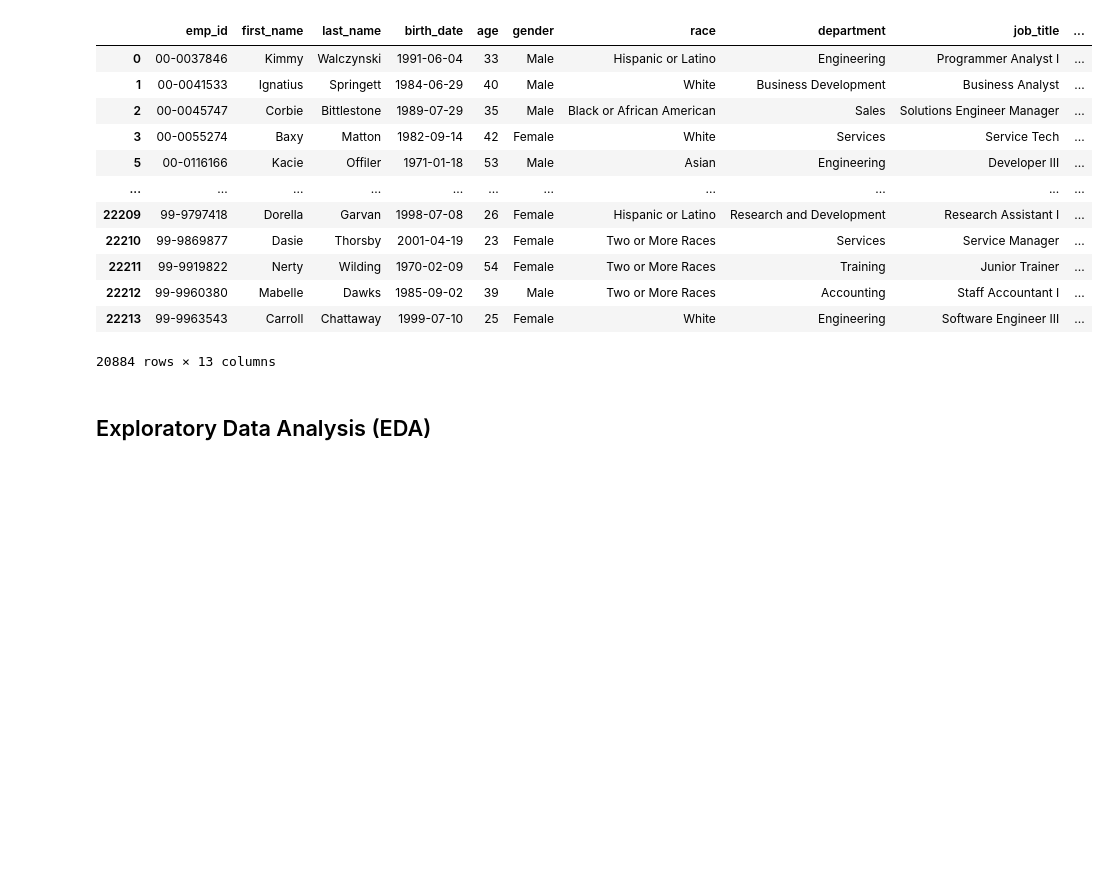
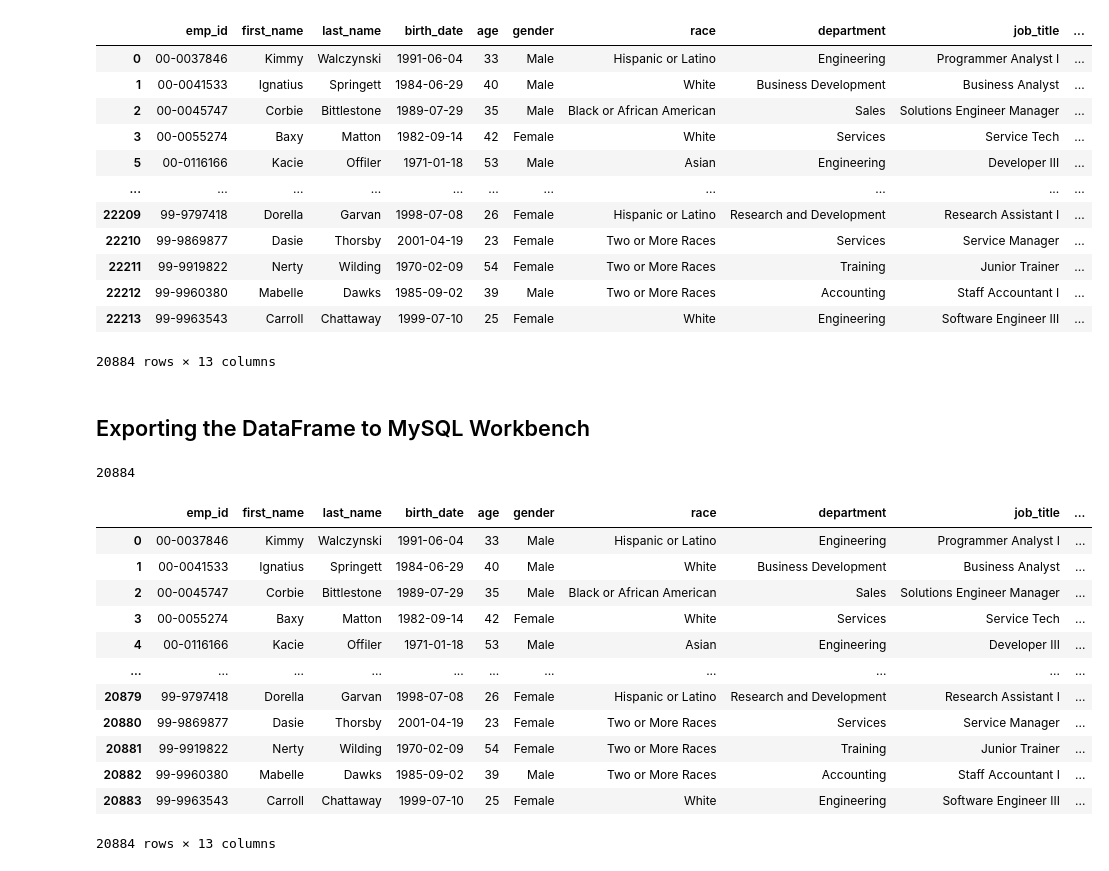
Before and after one commit to JoseMi-Sanchez/people-analytics-case-study, a Jupyter notebook: notebooks/main_cleaning.ipynb, the cells around one changed output. Drawn from its saved outputs; the diff is of its cells as text; code cells hidden in the pictures; blank space fills up the shorter version.

Commit message:
Envío df a MySQL Workbench

```diff
--- a/notebooks/main.ipynb
+++ b/notebooks/main_cleaning.ipynb
@@ -467,5 +472,42 @@ df
 | 22212 | 99-9960380 | Mabelle | Dawks | 1985-09-02 | 39 | Male | Two or More Races | Accounting | Staff Accountant I | ... |
 | 22213 | 99-9963543 | Carroll | Chattaway | 1999-07-10 | 25 | Female | White | Engineering | Software Engineer III | ... |
 20884 rows × 13 columns
-# %% [markdown]
-## Exploratory Data Analysis (EDA)
+# %% [markdown]
+## Exporting the DataFrame to MySQL Workbench
+# %%
+# Connection parameters
+bd = "hr_data"
+password = "password"
+connection_string = 'mysql+pymysql://root:' + password + '@localhost/' + bd
+
+# Create the connection engine
+engine = create_engine(connection_string)
+
+# Send the DataFrame named 'df' to MySQL
+table_name = 'employees'
+df.to_sql(table_name, con=engine, if_exists='replace', index=False)
+# %% [output]
+20884
+# %%
+# SQL query to execute
+consulta = "SELECT * FROM hr_data.employees"
+
+# Read the SQL query into a DataFrame
+df_sql_employees = pd.read_sql(consulta, con=engine)
+
+# Display the first rows of the DataFrame
+df_sql_employees
+# %% [output]
+|  | emp_id | first_name | last_name | birth_date | age | gender | race | department | job_title | ... |
+| 0 | 00-0037846 | Kimmy | Walczynski | 1991-06-04 | 33 | Male | Hispanic or Latino | Engineering | Programmer Analyst I | ... |
+| 1 | 00-0041533 | Ignatius | Springett | 1984-06-29 | 40 | Male | White | Business Development | Business Analyst | ... |
+| 2 | 00-0045747 | Corbie | Bittlestone | 1989-07-29 | 35 | Male | Black or African American | Sales | Solutions Engineer Manager | ... |
+| 3 | 00-0055274 | Baxy | Matton | 1982-09-14 | 42 | Female | White | Services | Service Tech | ... |
+| 4 | 00-0116166 | Kacie | Offiler | 1971-01-18 | 53 | Male | Asian | Engineering | Developer III | ... |
+| ... | ... | ... | ... | ... | ... | ... | ... | ... | ... | ... |
+| 20879 | 99-9797418 | Dorella | Garvan | 1998-07-08 | 26 | Female | Hispanic or Latino | Research and Development | Research Assistant I | ... |
+| 20880 | 99-9869877 | Dasie | Thorsby | 2001-04-19 | 23 | Female | Two or More Races | Services | Service Manager | ... |
+| 20881 | 99-9919822 | Nerty | Wilding | 1970-02-09 | 54 | Female | Two or More Races | Training | Junior Trainer | ... |
+| 20882 | 99-9960380 | Mabelle | Dawks | 1985-09-02 | 39 | Male | Two or More Races | Accounting | Staff Accountant I | ... |
+| 20883 | 99-9963543 | Carroll | Chattaway | 1999-07-10 | 25 | Female | White | Engineering | Software Engineer III | ... |
+20884 rows × 13 columns
```
Also changed, not shown: parts of 2 cells of this notebook, 1 other file.
